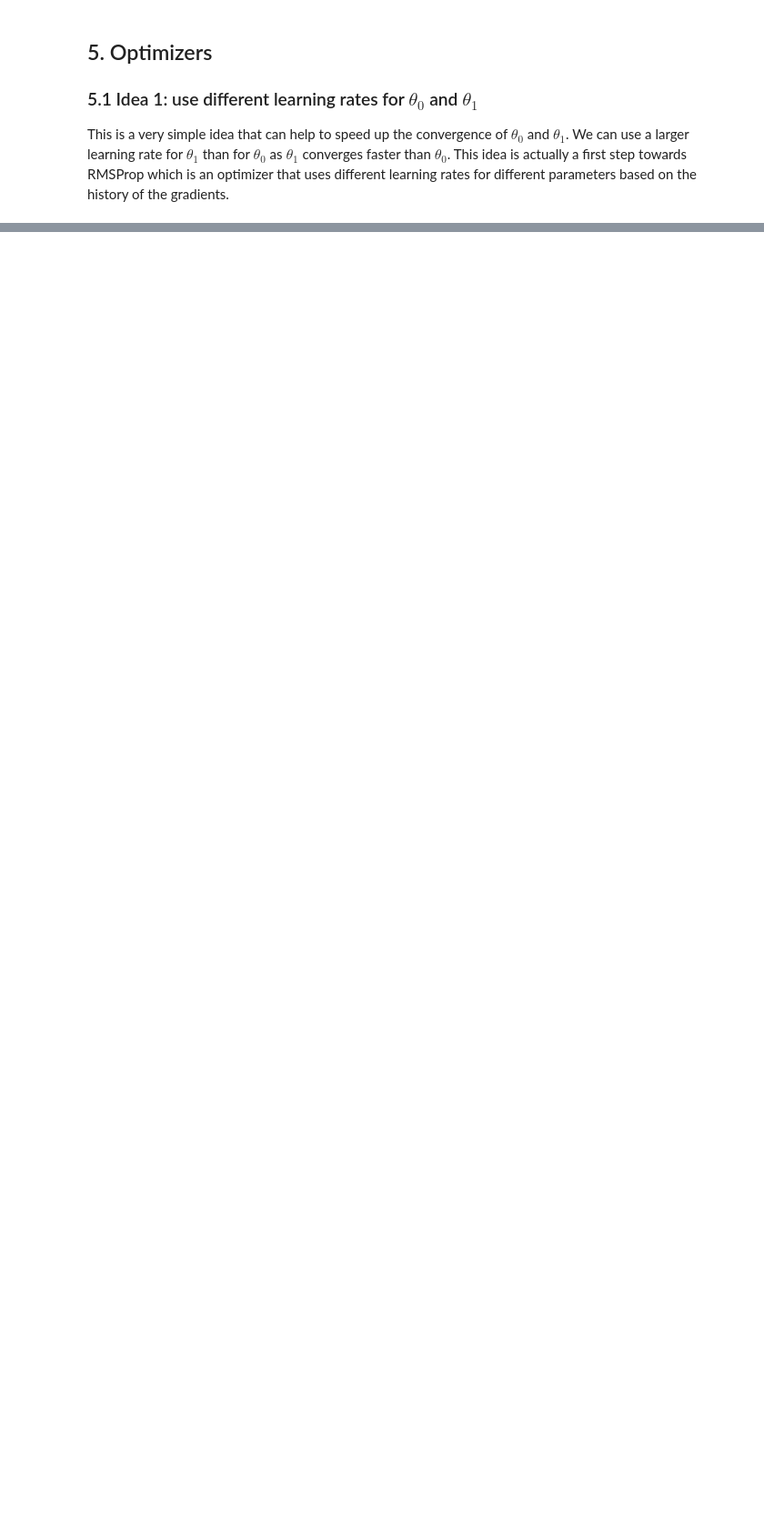
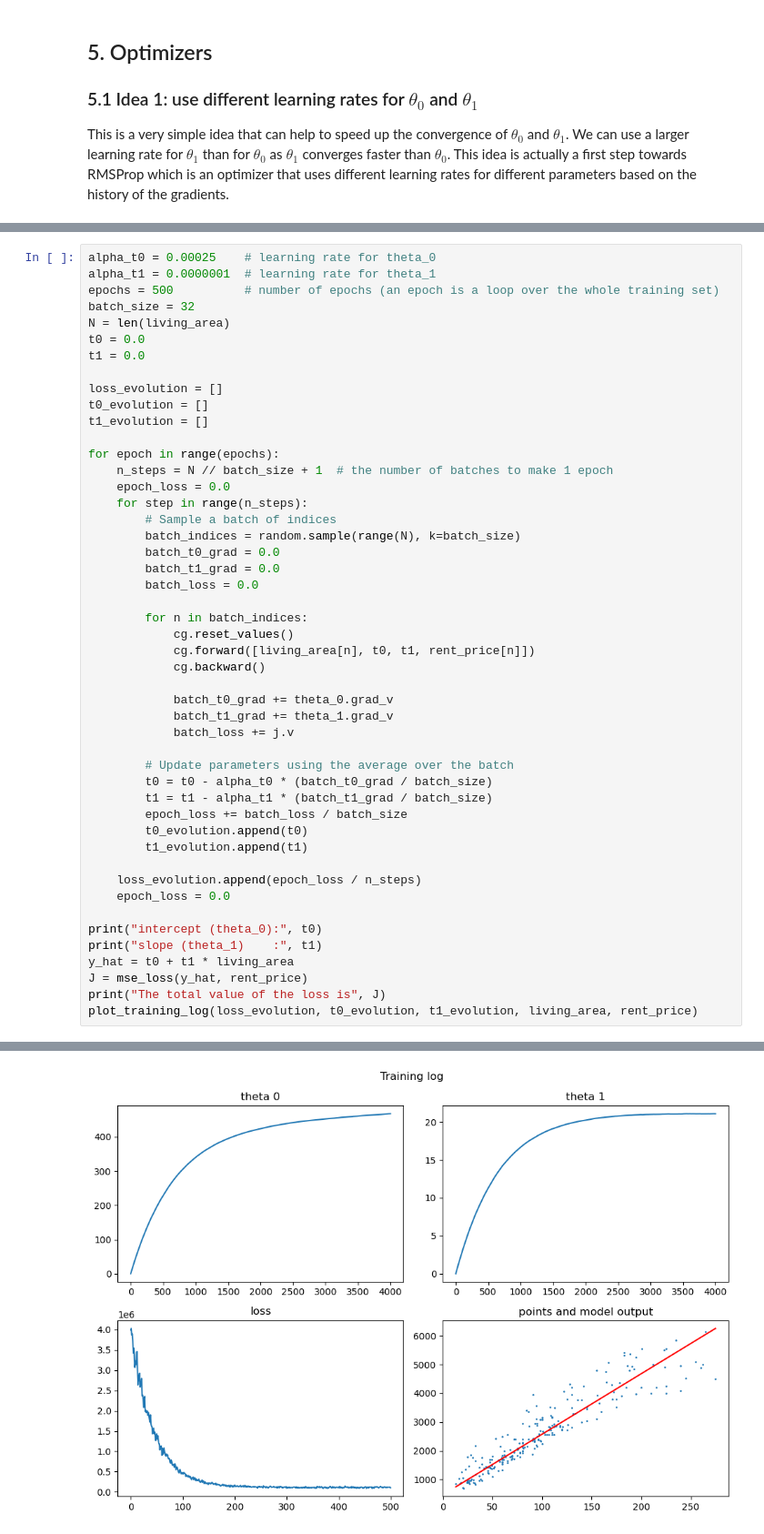
Before and after one commit to marcosncosta1/DeepLearning_practical_2, a Jupyter notebook: student-input/cg-linear-regression-stud.ipynb, the cells around one changed output, grey strips where cells are left out. Shown at 91% size. Drawn from its saved outputs; the diff is of its cells as text; blank space fills up the shorter version.

```diff
--- a/student-input/cg-linear-regression-stud.ipynb
+++ b/student-input/cg-linear-regression-stud.ipynb
@@ -428,0 +443,49 @@ slope (theta_1)    : 19.72147992723522
+# %%
+alpha_t0 = 0.00025    # learning rate for theta_0
+alpha_t1 = 0.0000001  # learning rate for theta_1
+epochs = 500          # number of epochs (an epoch is a loop over the whole training set)
+batch_size = 32
+N = len(living_area)
+t0 = 0.0
+t1 = 0.0
+
+loss_evolution = []
+t0_evolution = []
+t1_evolution = []
+
+for epoch in range(epochs):
+    n_steps = N // batch_size + 1  # the number of batches to make 1 epoch
+    epoch_loss = 0.0
+    for step in range(n_steps):
+        # Sample a batch of indices
+        batch_indices = random.sample(range(N), k=batch_size)
+        batch_t0_grad = 0.0
+        batch_t1_grad = 0.0
+        batch_loss = 0.0
+
+        for n in batch_indices:
+            cg.reset_values()
+            cg.forward([living_area[n], t0, t1, rent_price[n]])
+            cg.backward()
+
+            batch_t0_grad += theta_0.grad_v
+            batch_t1_grad += theta_1.grad_v
+            batch_loss += j.v
+
+        # Update parameters using the average over the batch
+        t0 = t0 - alpha_t0 * (batch_t0_grad / batch_size)
+        t1 = t1 - alpha_t1 * (batch_t1_grad / batch_size)
+        epoch_loss += batch_loss / batch_size
+        t0_evolution.append(t0)
+        t1_evolution.append(t1)
+
+    loss_evolution.append(epoch_loss / n_steps)
+    epoch_loss = 0.0
+
+print("intercept (theta_0):", t0)
+print("slope (theta_1)    :", t1)
+y_hat = t0 + t1 * living_area
+J = mse_loss(y_hat, rent_price)
+print("The total value of the loss is", J)
+plot_training_log(loss_evolution, t0_evolution, t1_evolution, living_area, rent_price)
+# %% [output]
@@ -429,3 +495,4 @@ slope (theta_1)    : 19.72147992723522
+[figure, added]
 # %% [markdown]
 **Your observations**. TO COMPLETE
 
```
Also changed, not shown: parts of 15 cells of this notebook.
